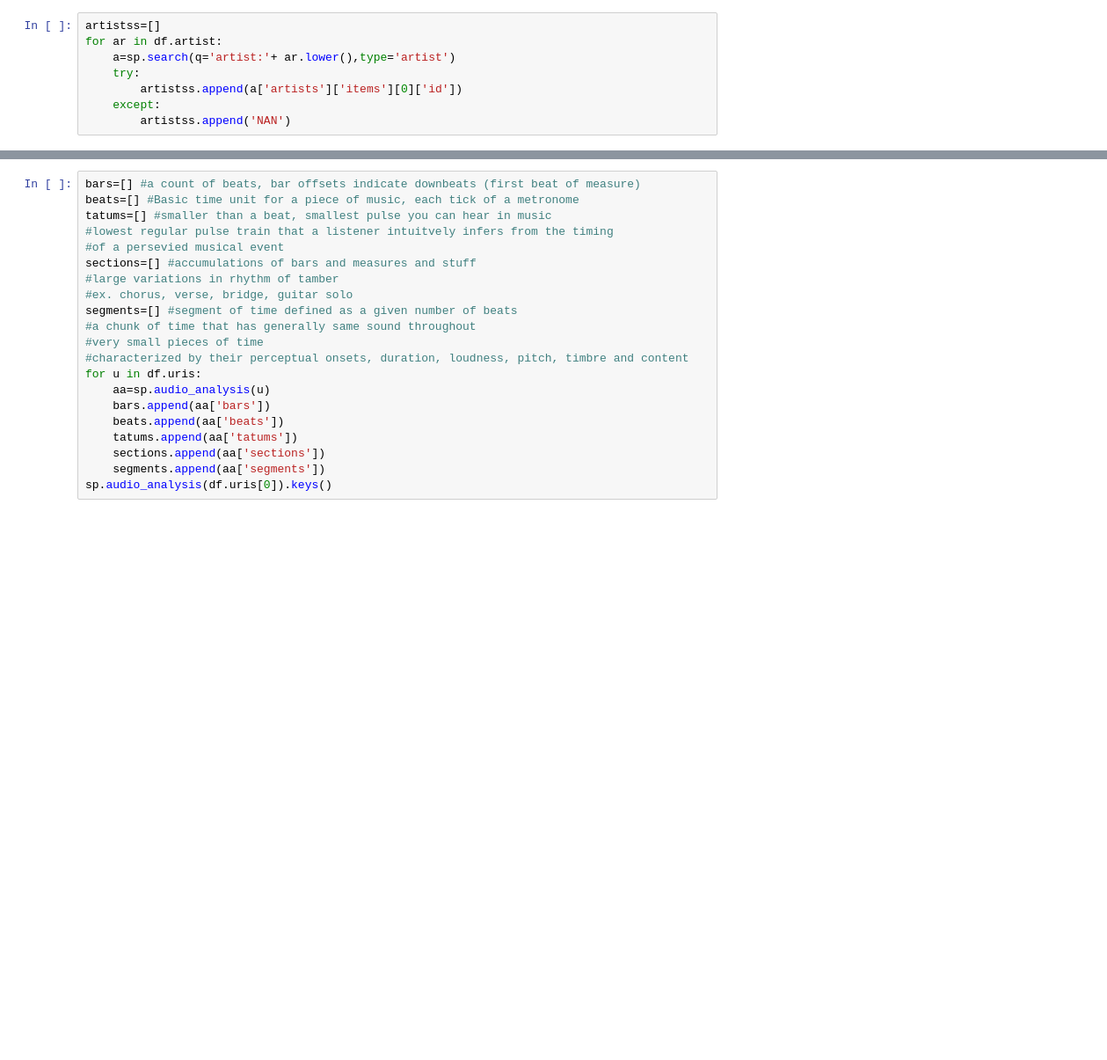
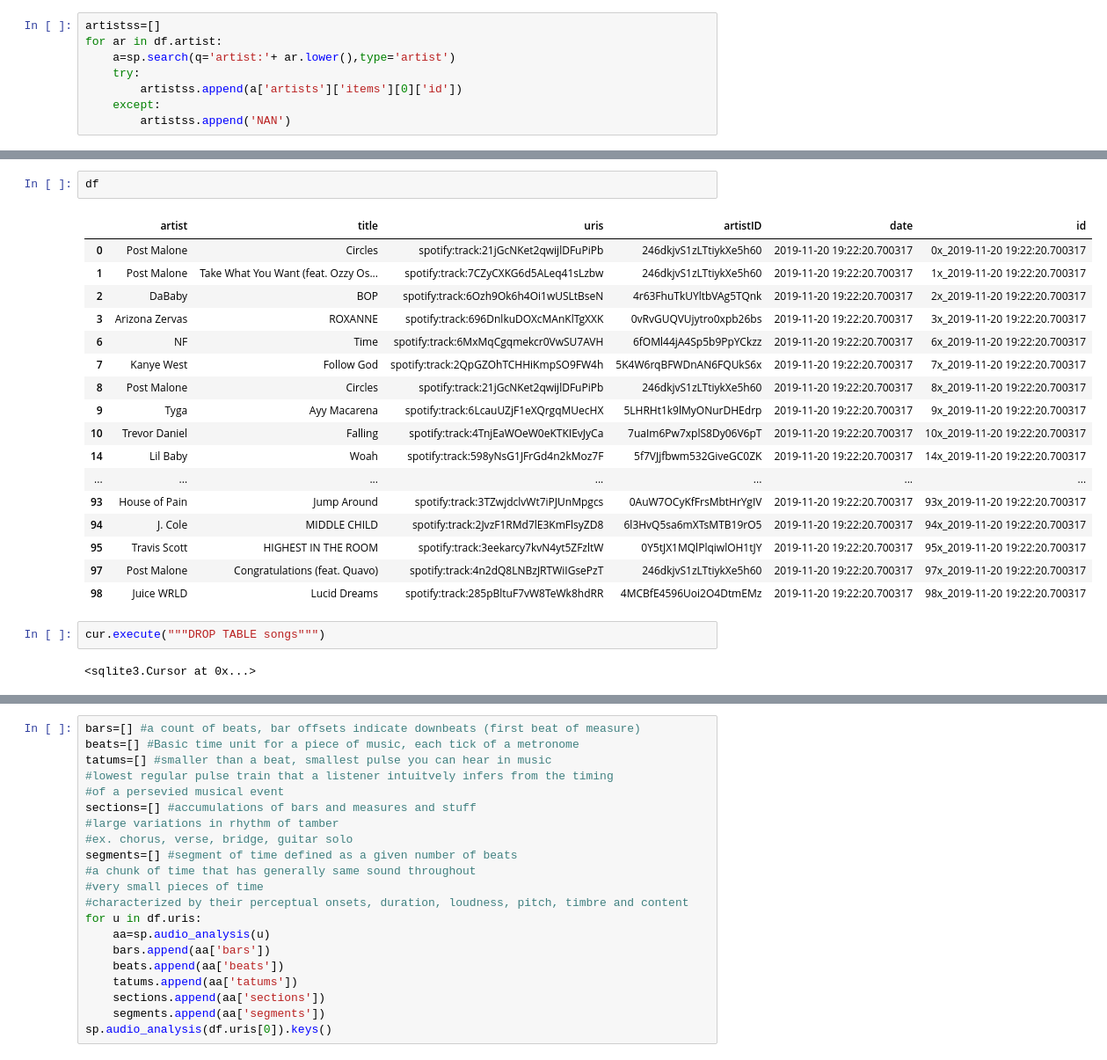
Before and after one commit to mackenziemitchell6/PopularHipHop, a Jupyter notebook: GettingData-ETL.ipynb, the cells around one changed output, grey strips where cells are left out. Shown at 88% size. Cells and saved outputs as stored; diff of their text form; blank space fills up the shorter version.

```diff
--- a/GettingData-ETL.ipynb
+++ b/GettingData-ETL.ipynb
@@ -142,0 +123,24 @@ df=df[df['artistID']!='NAN']
+# %%
+df
+# %% [output]
+|  | artist | title | uris | artistID | date | id |
+| 0 | Post Malone | Circles | spotify:track:21jGcNKet2qwijlDFuPiPb | 246dkjvS1zLTtiykXe5h60 | 2019-11-20 19:22:20.700317 | 0x_2019-11-20 19:22:20.700317 |
+| 1 | Post Malone | Take What You Want (feat. Ozzy Os... | spotify:track:7CZyCXKG6d5ALeq41sLzbw | 246dkjvS1zLTtiykXe5h60 | 2019-11-20 19:22:20.700317 | 1x_2019-11-20 19:22:20.700317 |
+| 2 | DaBaby | BOP | spotify:track:6Ozh9Ok6h4Oi1wUSLtBseN | 4r63FhuTkUYltbVAg5TQnk | 2019-11-20 19:22:20.700317 | 2x_2019-11-20 19:22:20.700317 |
+| 3 | Arizona Zervas | ROXANNE | spotify:track:696DnlkuDOXcMAnKlTgXXK | 0vRvGUQVUjytro0xpb26bs | 2019-11-20 19:22:20.700317 | 3x_2019-11-20 19:22:20.700317 |
+| 6 | NF | Time | spotify:track:6MxMqCgqmekcr0VwSU7AVH | 6fOMl44jA4Sp5b9PpYCkzz | 2019-11-20 19:22:20.700317 | 6x_2019-11-20 19:22:20.700317 |
+| 7 | Kanye West | Follow God | spotify:track:2QpGZOhTCHHiKmpSO9FW4h | 5K4W6rqBFWDnAN6FQUkS6x | 2019-11-20 19:22:20.700317 | 7x_2019-11-20 19:22:20.700317 |
+| 8 | Post Malone | Circles | spotify:track:21jGcNKet2qwijlDFuPiPb | 246dkjvS1zLTtiykXe5h60 | 2019-11-20 19:22:20.700317 | 8x_2019-11-20 19:22:20.700317 |
+| 9 | Tyga | Ayy Macarena | spotify:track:6LcauUZjF1eXQrgqMUecHX | 5LHRHt1k9lMyONurDHEdrp | 2019-11-20 19:22:20.700317 | 9x_2019-11-20 19:22:20.700317 |
+| 10 | Trevor Daniel | Falling | spotify:track:4TnjEaWOeW0eKTKIEvJyCa | 7uaIm6Pw7xplS8Dy06V6pT | 2019-11-20 19:22:20.700317 | 10x_2019-11-20 19:22:20.700317 |
+| 14 | Lil Baby | Woah | spotify:track:598yNsG1JFrGd4n2kMoz7F | 5f7VJjfbwm532GiveGC0ZK | 2019-11-20 19:22:20.700317 | 14x_2019-11-20 19:22:20.700317 |
+| ... | ... | ... | ... | ... | ... | ... |
+| 93 | House of Pain | Jump Around | spotify:track:3TZwjdclvWt7iPJUnMpgcs | 0AuW7OCyKfFrsMbtHrYgIV | 2019-11-20 19:22:20.700317 | 93x_2019-11-20 19:22:20.700317 |
+| 94 | J. Cole | MIDDLE CHILD | spotify:track:2JvzF1RMd7lE3KmFlsyZD8 | 6l3HvQ5sa6mXTsMTB19rO5 | 2019-11-20 19:22:20.700317 | 94x_2019-11-20 19:22:20.700317 |
+| 95 | Travis Scott | HIGHEST IN THE ROOM | spotify:track:3eekarcy7kvN4yt5ZFzltW | 0Y5tJX1MQlPlqiwlOH1tJY | 2019-11-20 19:22:20.700317 | 95x_2019-11-20 19:22:20.700317 |
+| 97 | Post Malone | Congratulations (feat. Quavo) | spotify:track:4n2dQ8LNBzJRTWiIGsePzT | 246dkjvS1zLTtiykXe5h60 | 2019-11-20 19:22:20.700317 | 97x_2019-11-20 19:22:20.700317 |
+| 98 | Juice WRLD | Lucid Dreams | spotify:track:285pBltuF7vW8TeWk8hdRR | 4MCBfE4596Uoi2O4DtmEMz | 2019-11-20 19:22:20.700317 | 98x_2019-11-20 19:22:20.700317 |
+# %%
+cur.execute("""DROP TABLE songs""")
+# %% [output]
+<sqlite3.Cursor at 0x...>
```
Also changed, not shown: parts of 18 cells of this notebook, 2 other files.
